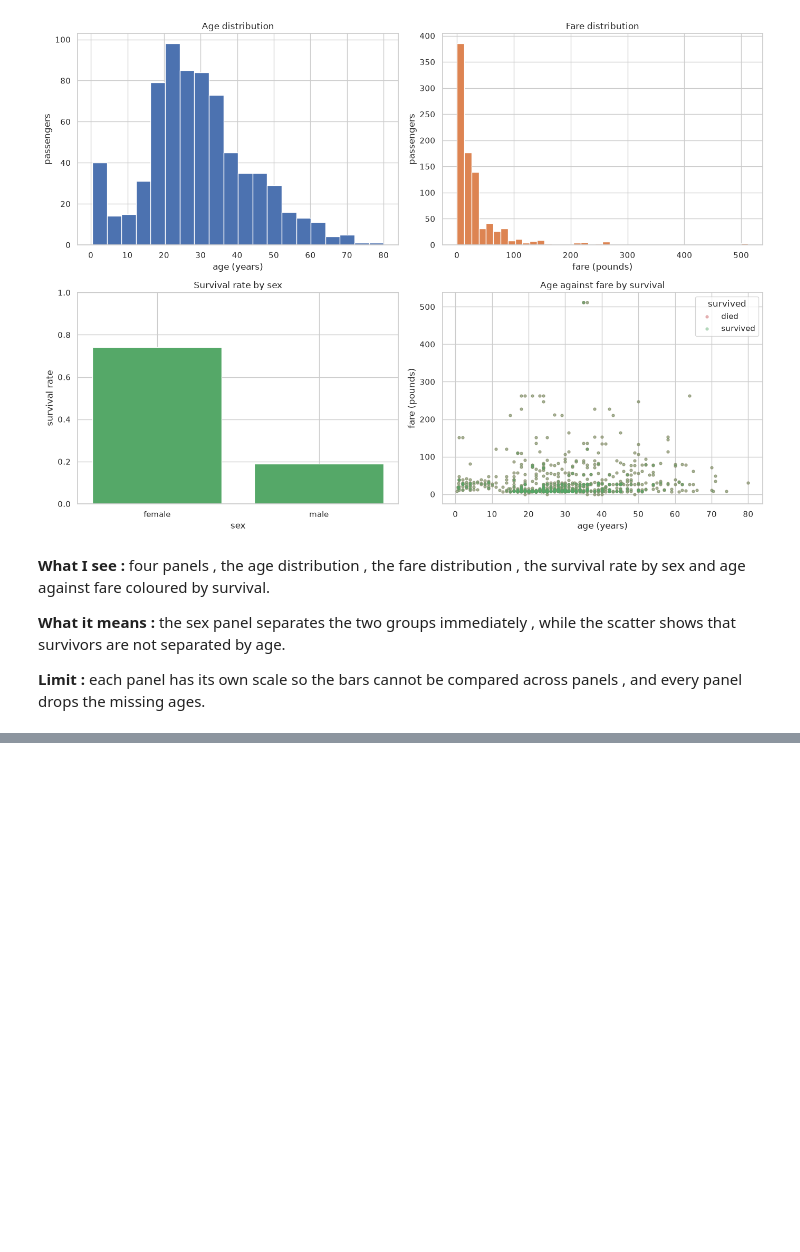
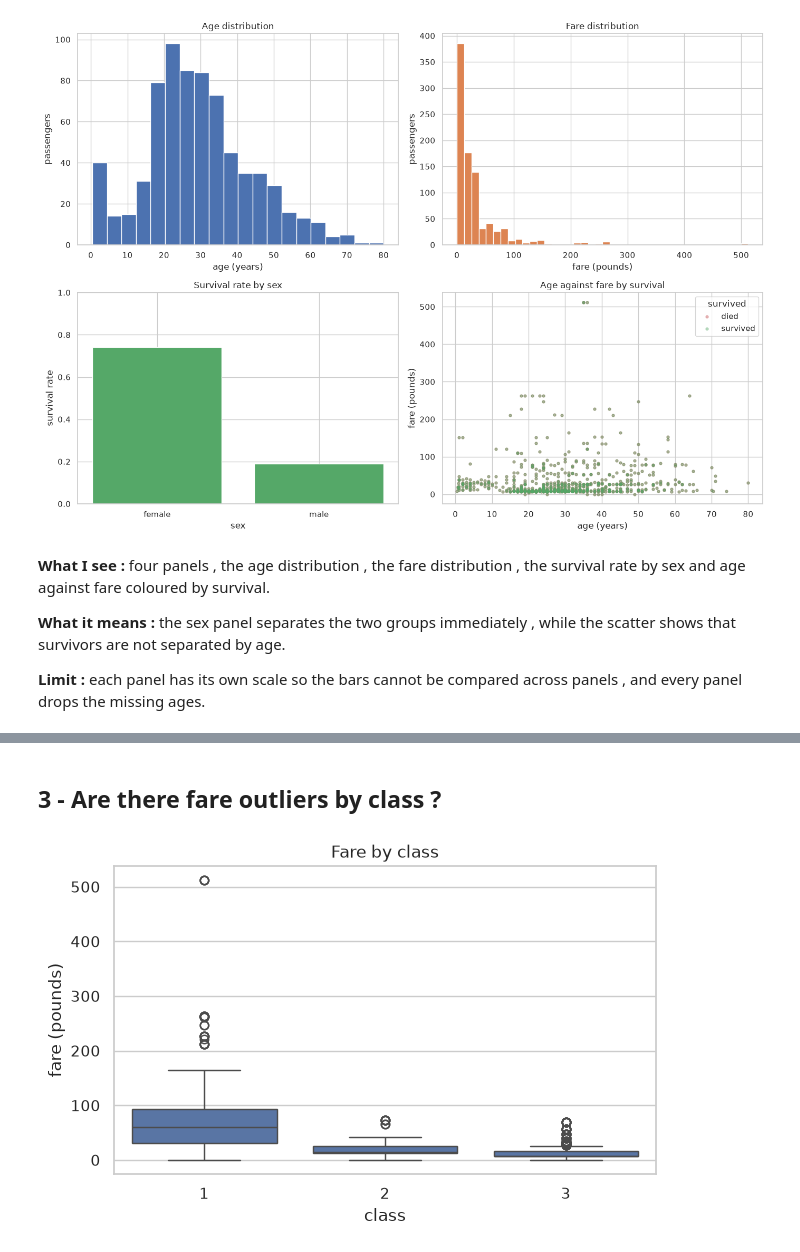
Before and after one commit to selomrani/ML-DL-Revision, a Jupyter notebook: data_challenges/03_visualisation/03_visualisation_challenge.ipynb, the cells around one changed output, grey strips where cells are left out. Drawn from its saved outputs; the diff is of its cells as text; code cells hidden in the pictures; blank space fills up the shorter version.

```diff
--- a/data_challenges/03_visualisation/03_visualisation_challenge.ipynb
+++ b/data_challenges/03_visualisation/03_visualisation_challenge.ipynb
@@ -120,0 +157,13 @@ plt.show()
+# %% [markdown]
+##  3 - Are there fare outliers by class ?
+# %%
+fig, ax = plt.subplots(figsize=(7, 4))
+sns.boxplot(data=dataset, x='pclass', y='fare', ax=ax)
+ax.set_title('Fare by class')
+ax.set_xlabel('class')
+ax.set_ylabel('fare (pounds)')
+plt.show()
+
+# note to self : the box is Q1 - median - Q3 , the whiskers go to 1.5 IQR and the dots are the outliers
+# %% [output]
+[figure, added]
```
Also changed, not shown: parts of 35 cells of this notebook.
